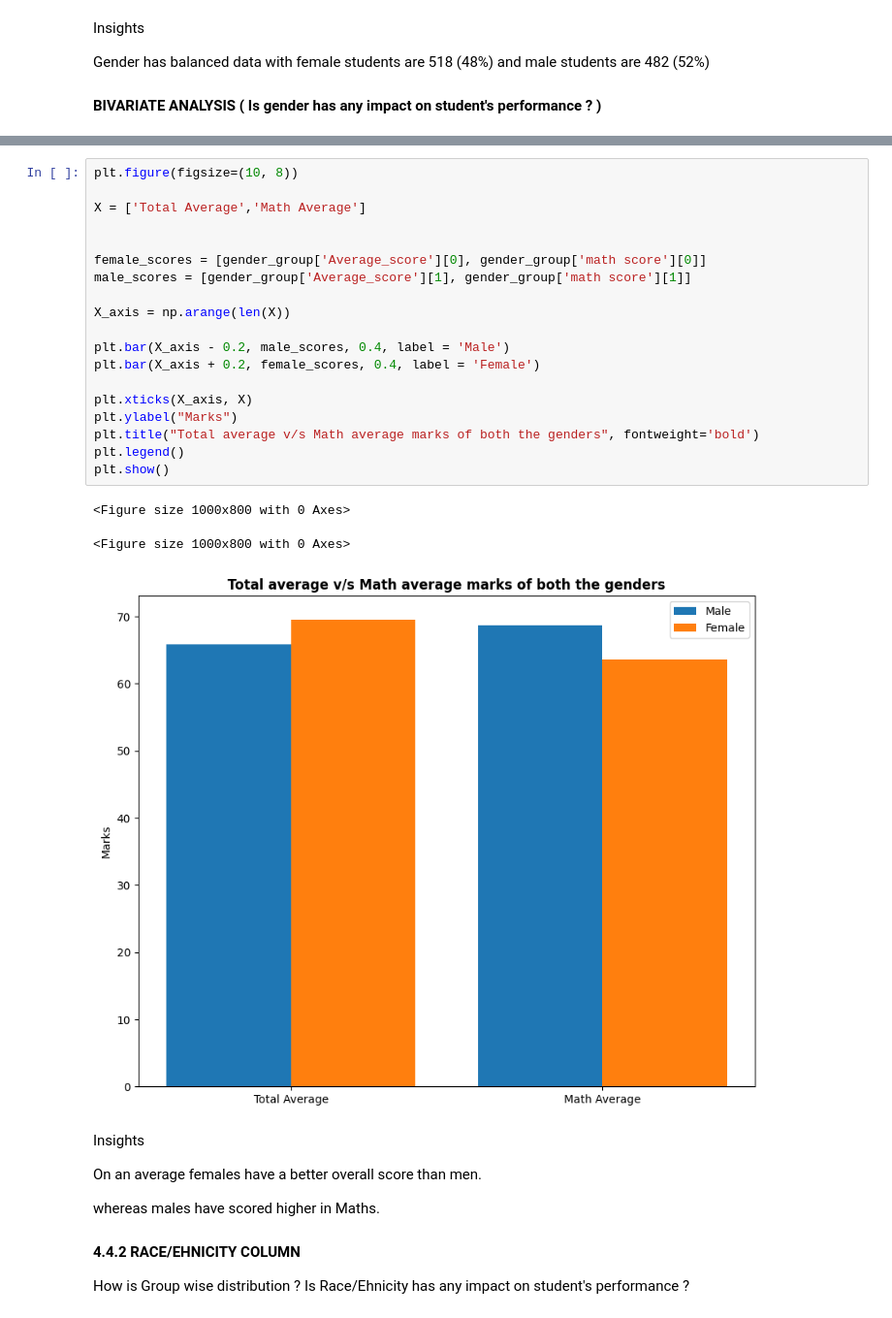
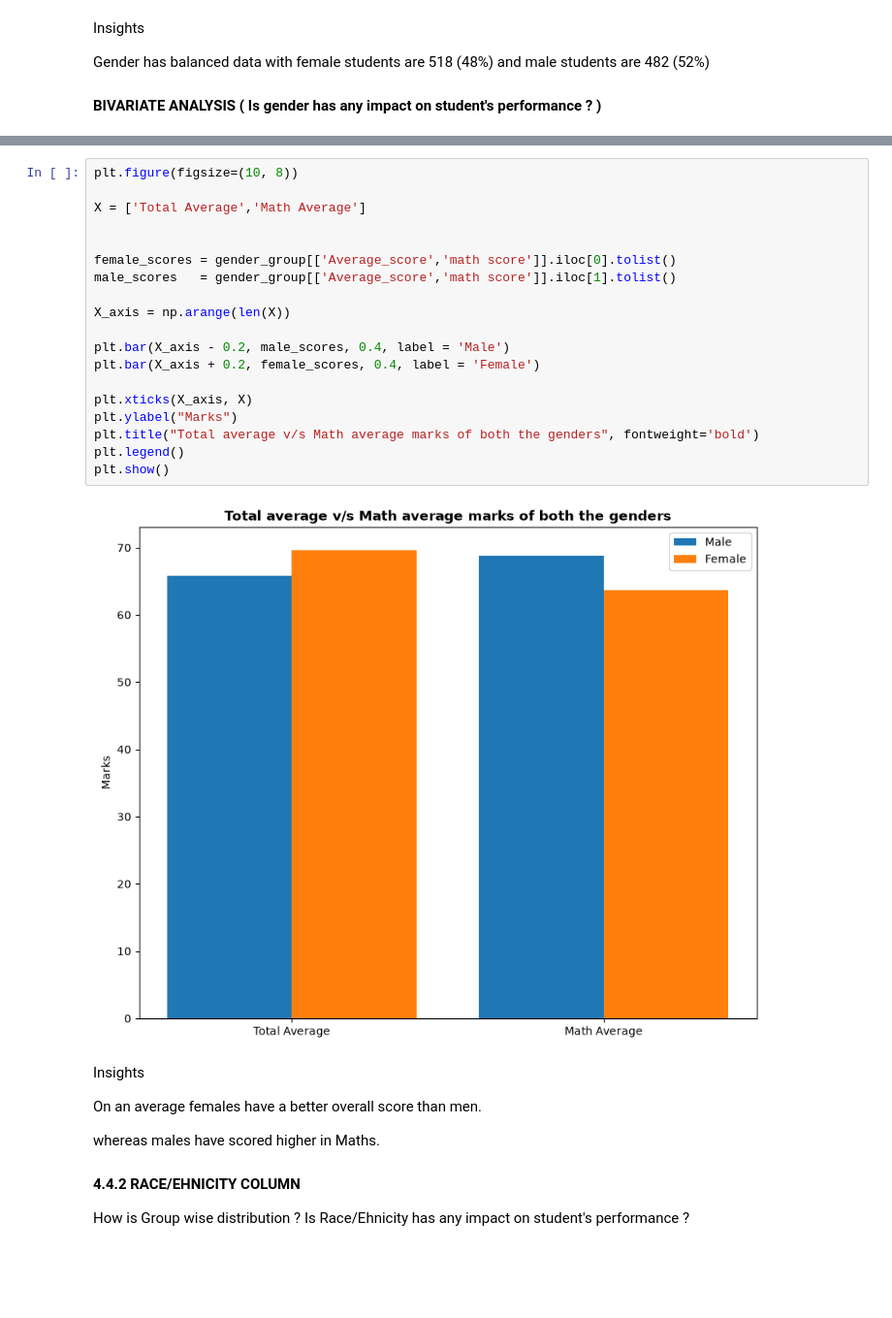
Before and after one commit to rukmangada26/MLProject, a Jupyter notebook: notebook/1 . EDA STUDENT PERFORMANCE.ipynb, the cells around one changed output, grey strips where cells are left out. Shown at 97% size. Drawn from its saved outputs; the diff is of its cells as text; blank space fills up the shorter version.

```diff
--- a/notebook/1 . EDA STUDENT PERFORMANCE.ipynb
+++ b/notebook/1 . EDA STUDENT PERFORMANCE.ipynb
@@ -404,26 +414,24 @@ gender_group
 # %%
 plt.figure(figsize=(10, 8))
 
 X = ['Total Average','Math Average']
 
 
-female_scores = [gender_group['Average_score'][0], gender_group['math score'][0]]
-male_scores = [gender_group['Average_score'][1], gender_group['math score'][1]]
+female_scores = gender_group[['Average_score','math score']].iloc[0].tolist()
+male_scores   = gender_group[['Average_score','math score']].iloc[1].tolist()
 
 X_axis = np.arange(len(X))
 
 plt.bar(X_axis - 0.2, male_scores, 0.4, label = 'Male')
 plt.bar(X_axis + 0.2, female_scores, 0.4, label = 'Female')
 
 plt.xticks(X_axis, X)
 plt.ylabel("Marks")
 plt.title("Total average v/s Math average marks of both the genders", fontweight='bold')
 plt.legend()
 plt.show()
 # %% [output]
-<Figure size 1000x800 with 0 Axes>
-<Figure size 1000x800 with 0 Axes>
-[figure, old version]
+[figure, new version]
 # %% [markdown]
 Insights
 
```
Also changed, not shown: parts of 14 cells of this notebook, 5 other files.
